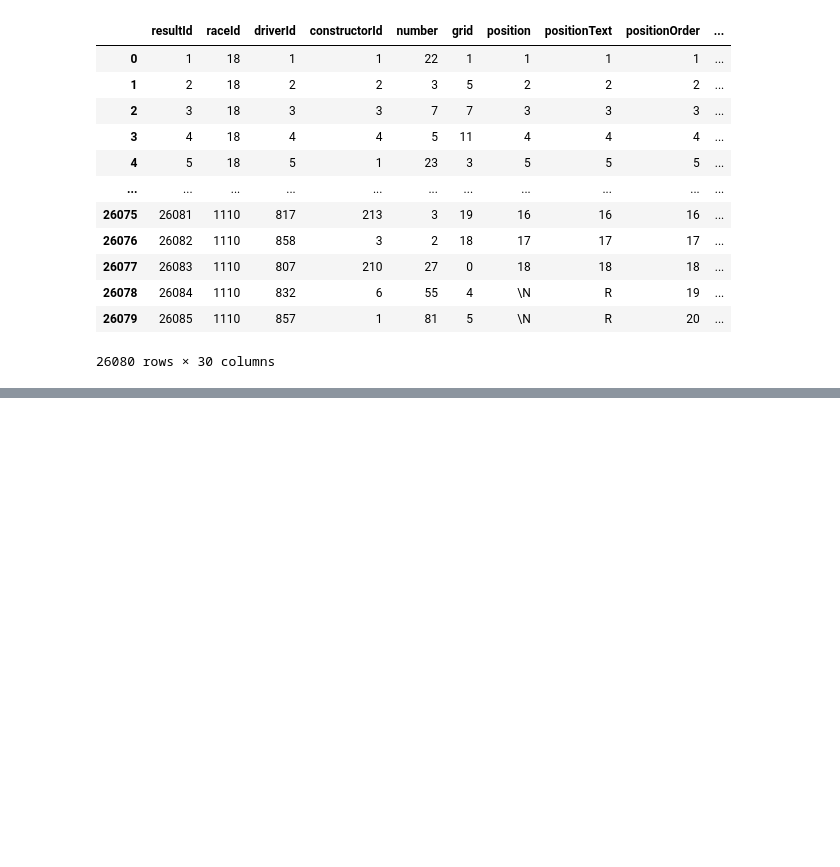
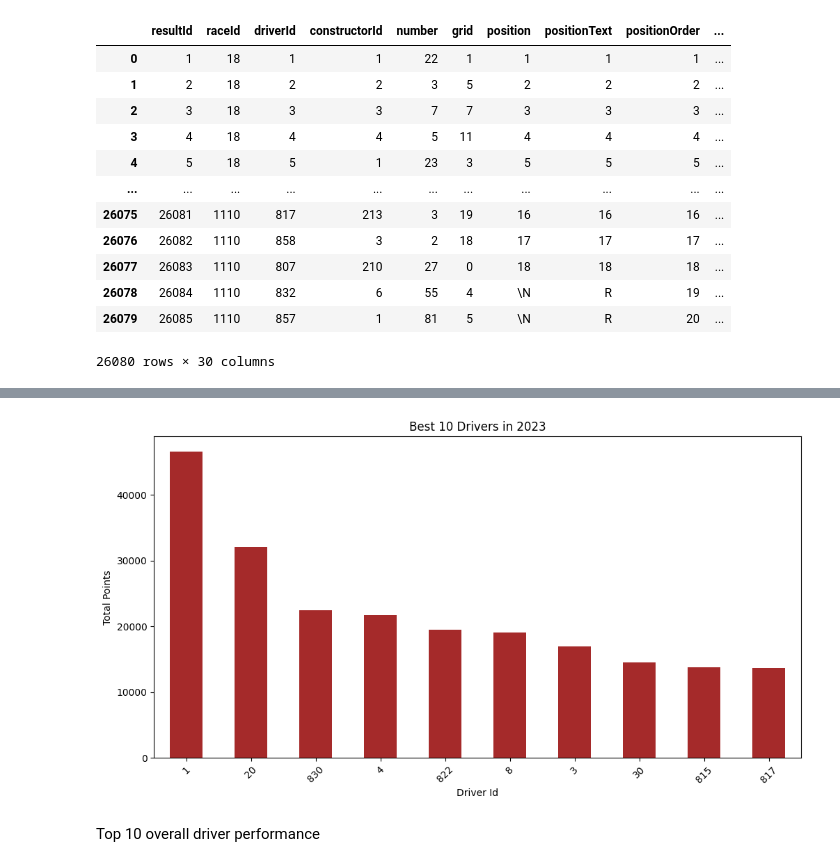
Before and after one commit to Meenakshipooranik/Formula1-Mini-Sprint, a Jupyter notebook: formula1.ipynb, the cells around one changed output, grey strips where cells are left out. Drawn from its saved outputs; the diff is of its cells as text; code cells hidden in the pictures; blank space fills up the shorter version.

```diff
--- a/formula1.ipynb
+++ b/formula1.ipynb
@@ -78,0 +130,12 @@ df
+# %%
+plt.figure(figsize=(12, 6))
+top_drivers.plot(kind='bar', color='brown')
+plt.xlabel('Driver Id')
+plt.ylabel('Total Points')
+plt.title('Best 10 Drivers in 2023')
+plt.xticks(rotation=45)
+plt.show()
+# %% [output]
+[figure, added]
+# %% [markdown]
+Top 10 overall driver performance
```
Also changed, not shown: parts of 11 cells of this notebook.
